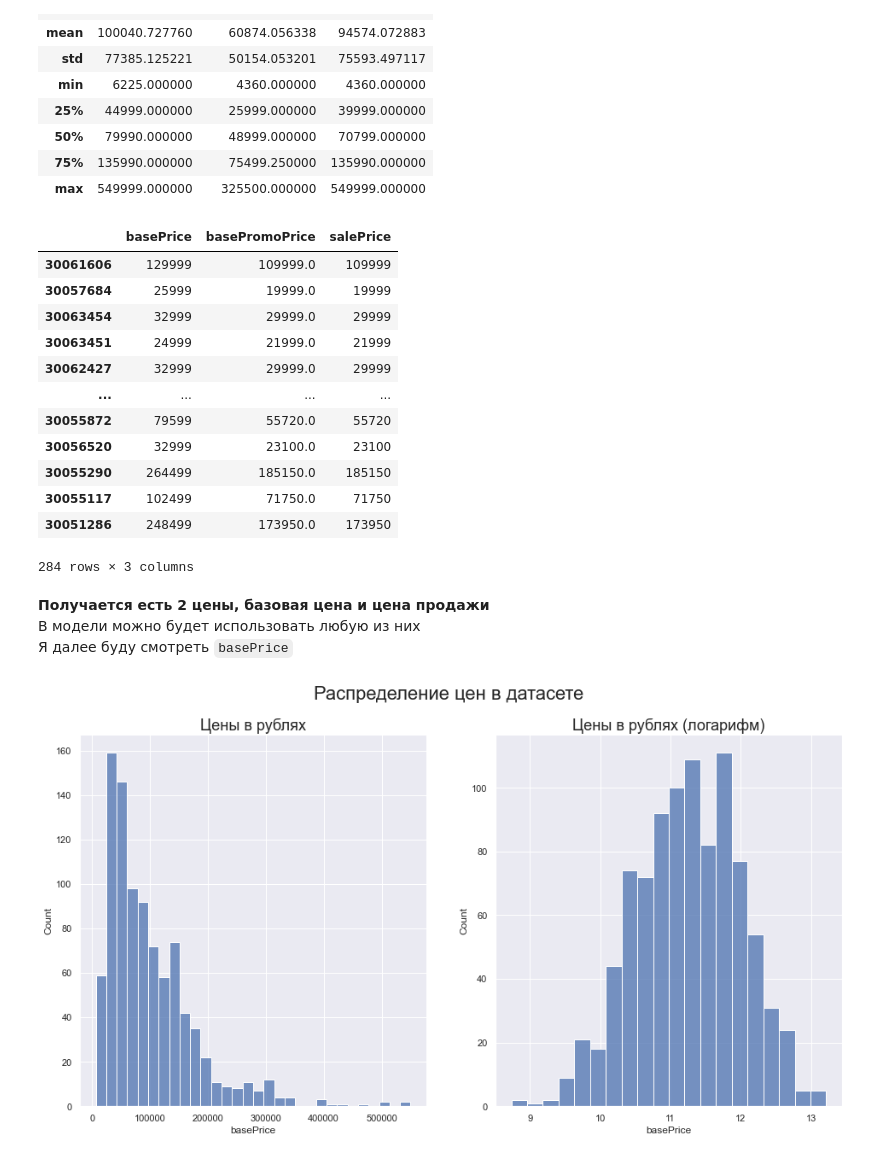
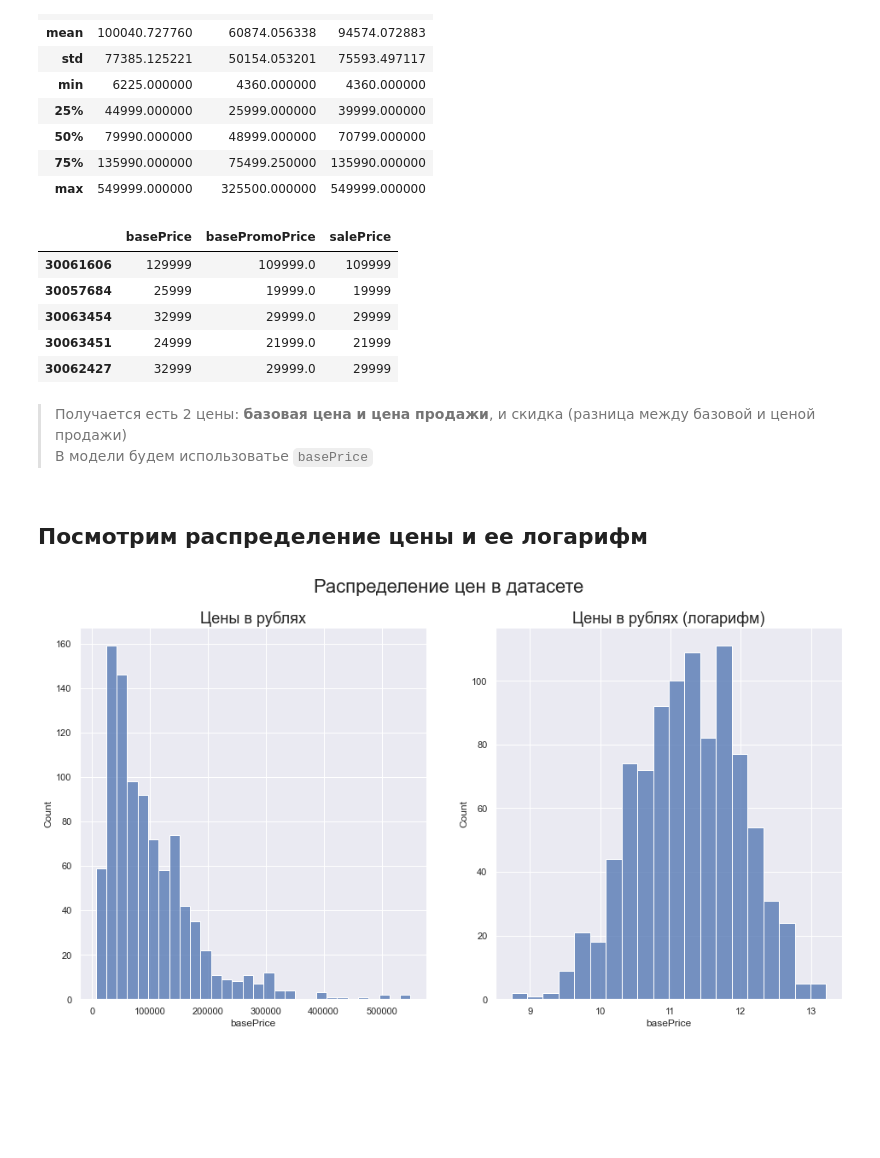
Before and after one commit to mlsystemdesignproject/notebook_price, a Jupyter notebook: notebooks/EDA.ipynb, the cells around one changed output. Saved outputs shown, nothing was run; the diff lists cells and outputs as text; code cells hidden in the pictures; blank space fills up the shorter version.

```diff
--- a/notebooks/EDA.ipynb
+++ b/notebooks/EDA.ipynb
@@ -11,2 +15,4 @@ path = "../parsers/mvideo_parser/unfiltered_features.parquet"
+# %%
+PATH = "../data/raw/unfiltered_features.parquet"
 # %%
-df = pd.read_parquet(path, engine="pyarrow")
+df = pd.read_parquet(PATH, engine="pyarrow")
@@ -77,25 +42,19 @@ df[prices].describe()
 | 75% | 135990.000000 | 75499.250000 | 135990.000000 |
 | max | 549999.000000 | 325500.000000 | 549999.000000 |
 # %%
-df.loc[~df.basePromoPrice.isna(), prices]
+df.loc[~df.basePromoPrice.isna(), prices].head()
 # %% [output]
 |  | basePrice | basePromoPrice | salePrice |
 | 30061606 | 129999 | 109999.0 | 109999 |
 | 30057684 | 25999 | 19999.0 | 19999 |
 | 30063454 | 32999 | 29999.0 | 29999 |
 | 30063451 | 24999 | 21999.0 | 21999 |
 | 30062427 | 32999 | 29999.0 | 29999 |
-| ... | ... | ... | ... |
-| 30055872 | 79599 | 55720.0 | 55720 |
-| 30056520 | 32999 | 23100.0 | 23100 |
-| 30055290 | 264499 | 185150.0 | 185150 |
-| 30055117 | 102499 | 71750.0 | 71750 |
-| 30051286 | 248499 | 173950.0 | 173950 |
-284 rows × 3 columns
 # %% [markdown]
-**Получается есть 2 цены, базовая цена и цена продажи**
-В модели можно будет использовать любую из них
-Я далее буду смотреть `basePrice`
+> Получается есть 2 цены: **базовая цена и цена продажи**, и скидка (разница между базовой и ценой продажи)
+> В модели будем использоватье `basePrice`
+# %% [markdown]
+## Посмотрим распределение цены и ее логарифм
 # %%
 fig, axes = plt.subplots(1, 2)
 fig.suptitle('Распределение цен в датасете', size=22)
```
Also changed, not shown: parts of 134 cells of this notebook, 5 other files.
